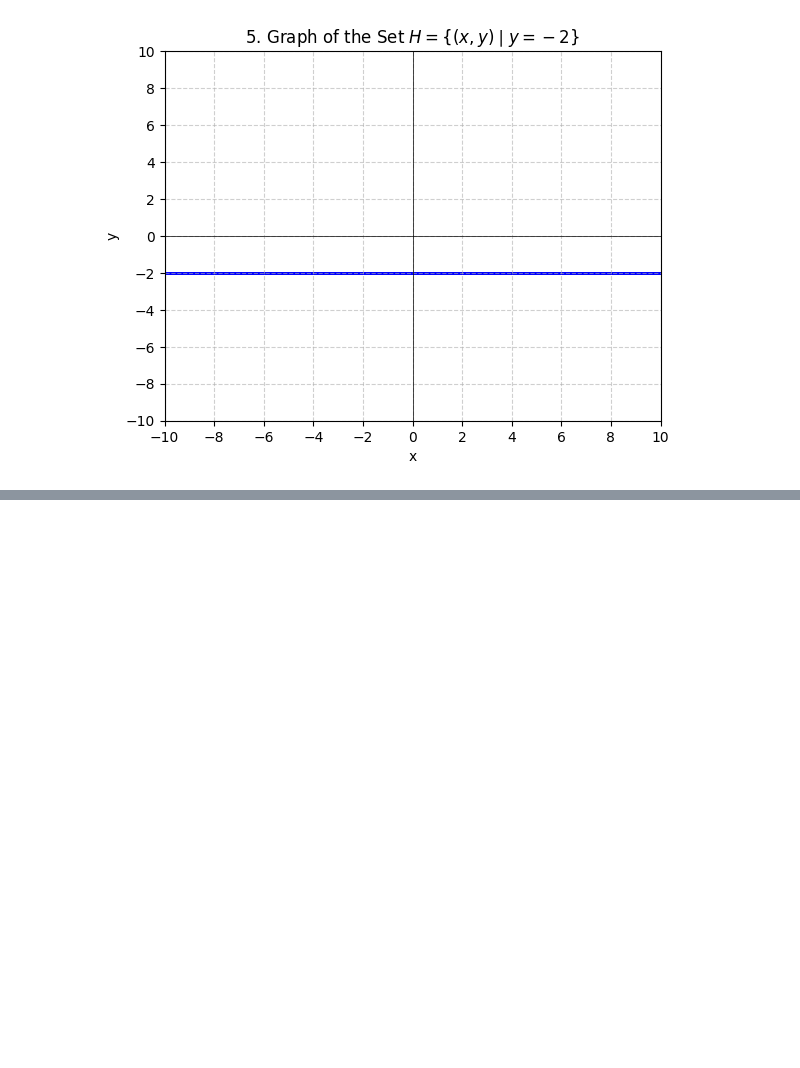
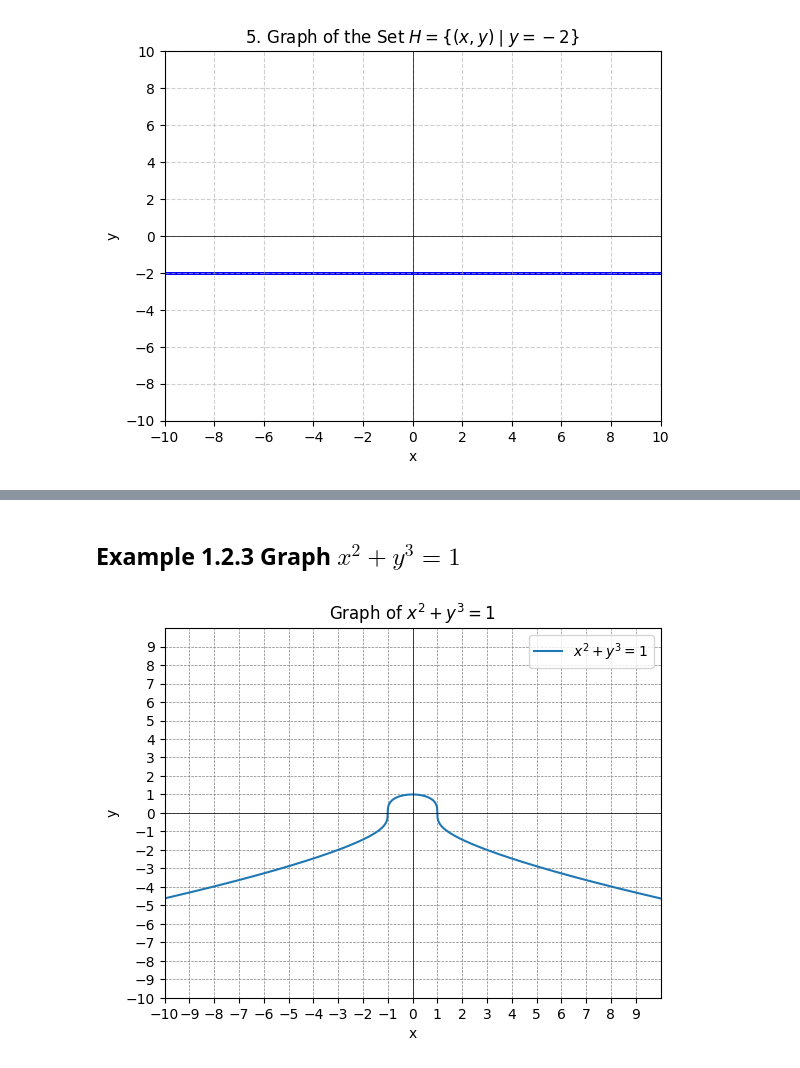
Before and after one commit to MatsubaraSoda/College-Algebra, a Jupyter notebook: 1_2_Relations.ipynb, the cells around one changed output, grey strips where cells are left out. Cells and saved outputs as stored; diff of their text form; code cells hidden in the pictures; blank space fills up the shorter version.

```diff
--- a/1_2_Relations.ipynb
+++ b/1_2_Relations.ipynb
@@ -270,0 +274,32 @@ plt.show()
+# %% [markdown]
+## Example 1.2.3 Graph $x^2+y^3=1$
+# %%
+import numpy as np
+import matplotlib.pyplot as plt
+
+# 定义函数
+def func(x):
+    return np.cbrt(1 - x**2)
+
+# 生成数据点
+x = np.linspace(-10, 10, 1000)
+y = func(x)
+
+# Set axis limits
+plt.xlim(-10, 10)
+plt.xticks(np.arange(-10, 10, 1))
+plt.ylim(-10, 10)
+plt.yticks(np.arange(-10, 10, 1))
+
+# 绘制图形
+plt.plot(x, y, label=r'$x^2 + y^3 = 1$')
+plt.axhline(0, color='black',linewidth=0.5)
+plt.axvline(0, color='black',linewidth=0.5)
+plt.grid(color = 'gray', linestyle = '--', linewidth = 0.5)
+plt.title('Graph of $x^2 + y^3 = 1$')
+plt.xlabel('x')
+plt.ylabel('y')
+plt.legend()
+plt.show()
+# %% [output]
+[figure, added]
```
Also changed, not shown: parts of 3 cells of this notebook.
